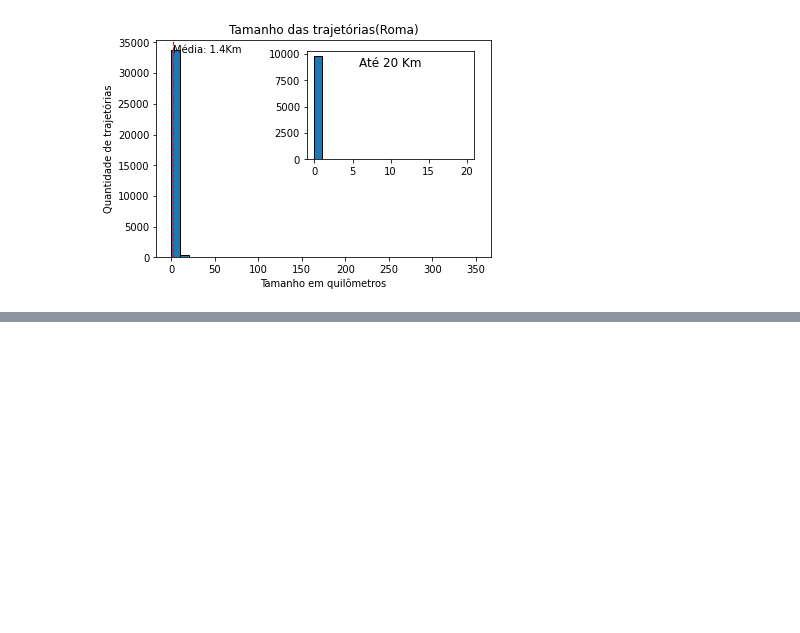
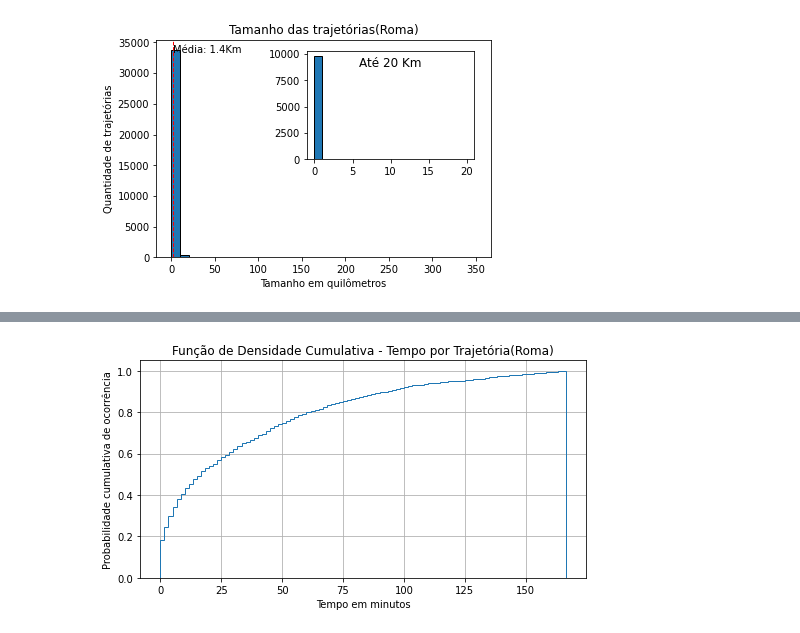
Before and after one commit to TulioNPL/Pesquisa, a Jupyter notebook: jupyter/main.ipynb, the cells around one changed output, grey strips where cells are left out. Saved outputs shown, nothing was run; the diff lists cells and outputs as text; code cells hidden in the pictures; blank space fills up the shorter version.

Commit message:
Fix: Graphs with wrong names

```diff
--- a/jupyter/main.ipynb
+++ b/jupyter/main.ipynb
@@ -1634,34 +1636,36 @@ def cdfTempoPorTraj():
     _, bins, _ = ax.hist(x, n_bins, density=True, histtype='step',
                          cumulative=True, label='Empírica')
 
     '''
     #  Distribuição esperada
     y = ((1 / (np.sqrt(2 * np.pi) * sigma))
          * np.exp(-0.5 * (1 / sigma * (bins - mu))**2))
 
     y = y.cumsum()
     y /= y[-1]
 
     ax.plot(bins, y, 'r--', linewidth=1.5, label='Teórica')
     '''
 
     #  Histograma cumulativo inverso
     # ax.hist(x, bins=bins, density=True, histtype='step',
     #       cumulative=-1,label='Emp. Inversa')
 
     #  Detalhes do gráfico
     ax.grid(True)
     # ax.legend(loc='right')
-    ax.set_title('Função de Densidade Cumulativa - Tempo por Trajetória(Dublin)')
+    ax.set_title('Função de Densidade Cumulativa - Tempo por Trajetória(Roma)')
     ax.set_xlabel('Tempo em minutos')
     ax.set_ylabel('Probabilidade cumulativa de ocorrência')
 
     plt.savefig(path+'/img/cdfTempPorTraj_Roma.png', transparent=False, facecolor='white')
     #plt.savefig(path+'/img/cdfTempPorTraj_Dublin.png', transparent=False, facecolor='white')
     plt.show()
 
 
 cdfTempoPorTraj()
+# %% [output]
+[figure, added]
 # %%
 def mapaCalorOrigem():
     origens = []
```
Also changed, not shown: parts of 2 cells of this notebook, 1 other file.
